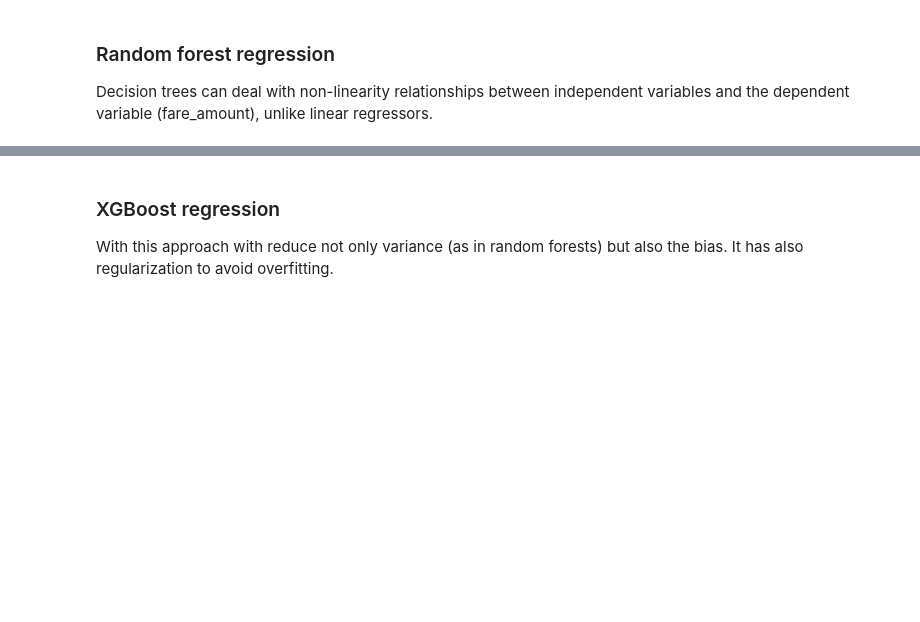
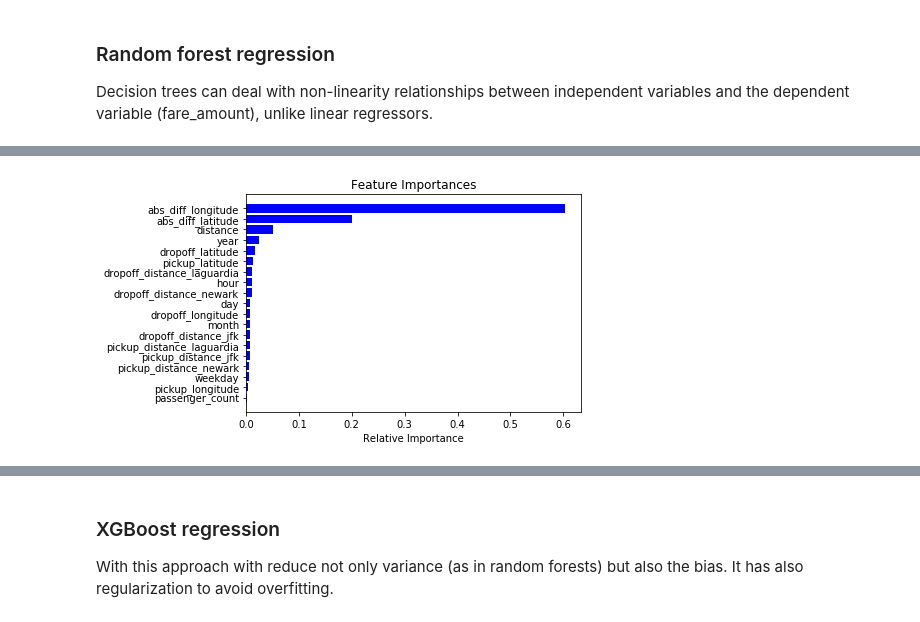
Before and after one commit to ana-rlopez/NYC_taxi_fare_prediction, a Jupyter notebook: NYTaxiFare_1_ExploratoryAnalysis_&_Preprocessing.ipynb, the cells around one changed output, grey strips where cells are left out. Saved outputs shown, nothing was run; the diff lists cells and outputs as text; code cells hidden in the pictures; blank space fills up the shorter version.

```diff
--- a/NYTaxiFare_1_ExploratoryAnalysis_&_Preprocessing.ipynb
+++ b/NYTaxiFare_1_ExploratoryAnalysis_&_Preprocessing.ipynb
@@ -214,5 +305,13 @@ train[train.distance == 0]
+# %%
+#actually keeping the other cases of distances = 0 seem to decrease the performance, so they are removed
+
+#removed any row with distance equal to 0:
+train = train[ (train.distance > 0)]
 # %%
 #log transform for distance helps
 train['distance_log'] = train['distance'].transform(lambda x: np.log(x+sys.float_info.epsilon))
+train['abs_diff_latitude_log'] = train['abs_diff_latitude'].transform(lambda x: np.log(x+sys.float_info.epsilon))
+train['abs_diff_longitude_log'] = train['abs_diff_longitude'].transform(lambda x: np.log(x+sys.float_info.epsilon))
+
 train.shape
 # %% [output]
@@ -387,8 +515,8 @@ train2.columns
 # %%
-X_train_lasso = train2.drop(['fare_amount','key','pickup_datetime','distance'],axis=1, inplace=False)
+X_train_lasso = train2.drop(['fare_amount','key','pickup_datetime','distance_log','abs_diff_latitude_log','abs_diff_longitude_log'],axis=1, inplace=False)
 y_train_lasso = train2[['fare_amount']]
 
-X_val_lasso = val.drop(['fare_amount','key','pickup_datetime','distance'],axis=1, inplace=False)
+X_val_lasso = val.drop(['fare_amount','key','pickup_datetime','distance_log','abs_diff_latitude_log','abs_diff_longitude_log'],axis=1, inplace=False)
 y_val_lasso = val[['fare_amount']]
 # %%
 X_train_lasso.shape
@@ -429,7 +573,7 @@ print('Linear regression with Lasso reg. - validation, MSE:' + str(mse_val_lasso
 
 Decision trees can deal with non-linearity relationships between independent variables and the dependent variable (fare_amount), unlike linear regressors.
 # %%
-randFor = RandomForestRegressor()
+randFor = RandomForestRegressor(n_estimators=10) #current default, future is 100, but it is too much computation
 
 #decisions trees don't need normalized data since they don't assume any distribution
 
@@ -440,3 +593,23 @@ print(randFor)
+# %%
+importances = randFor.feature_importances_
+
+indices = np.argsort(importances)
+
+features =  X_train_lasso.columns
+
+plt.title('Feature Importances')
+plt.barh(range(len(indices)), importances[indices], color='b', align='center')
+plt.yticks(range(len(indices)), [features[i] for i in indices])
+plt.xlabel('Relative Importance')
+plt.show()
+
+
+#Avenues generally run north and south in NY.
+# all streets run east and west
+#https://becomeanewyorker.com/streets-and-avenues-there-is-a-differenc/
+#it may be that taxis go mainly through avenues, and that is why longitude affects so much
+# %% [output]
+[figure, added]
 # %%
 y_valPred_randFor = randFor.predict(X_val_lasso)
 y_trainPred_randFor = randFor.predict(X_train_lasso)
```
Also changed, not shown: parts of 67 cells of this notebook, 1 other file.
